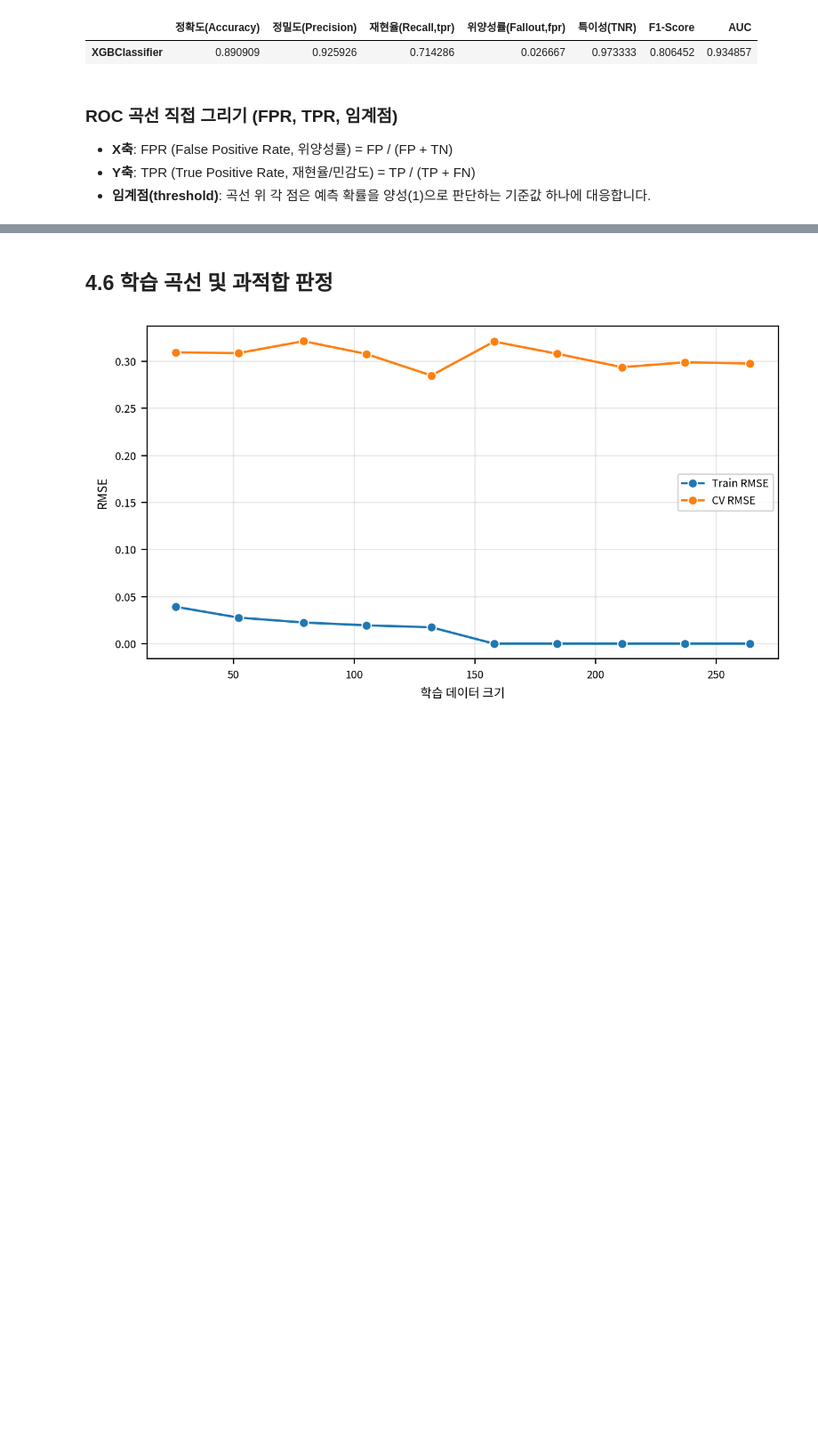
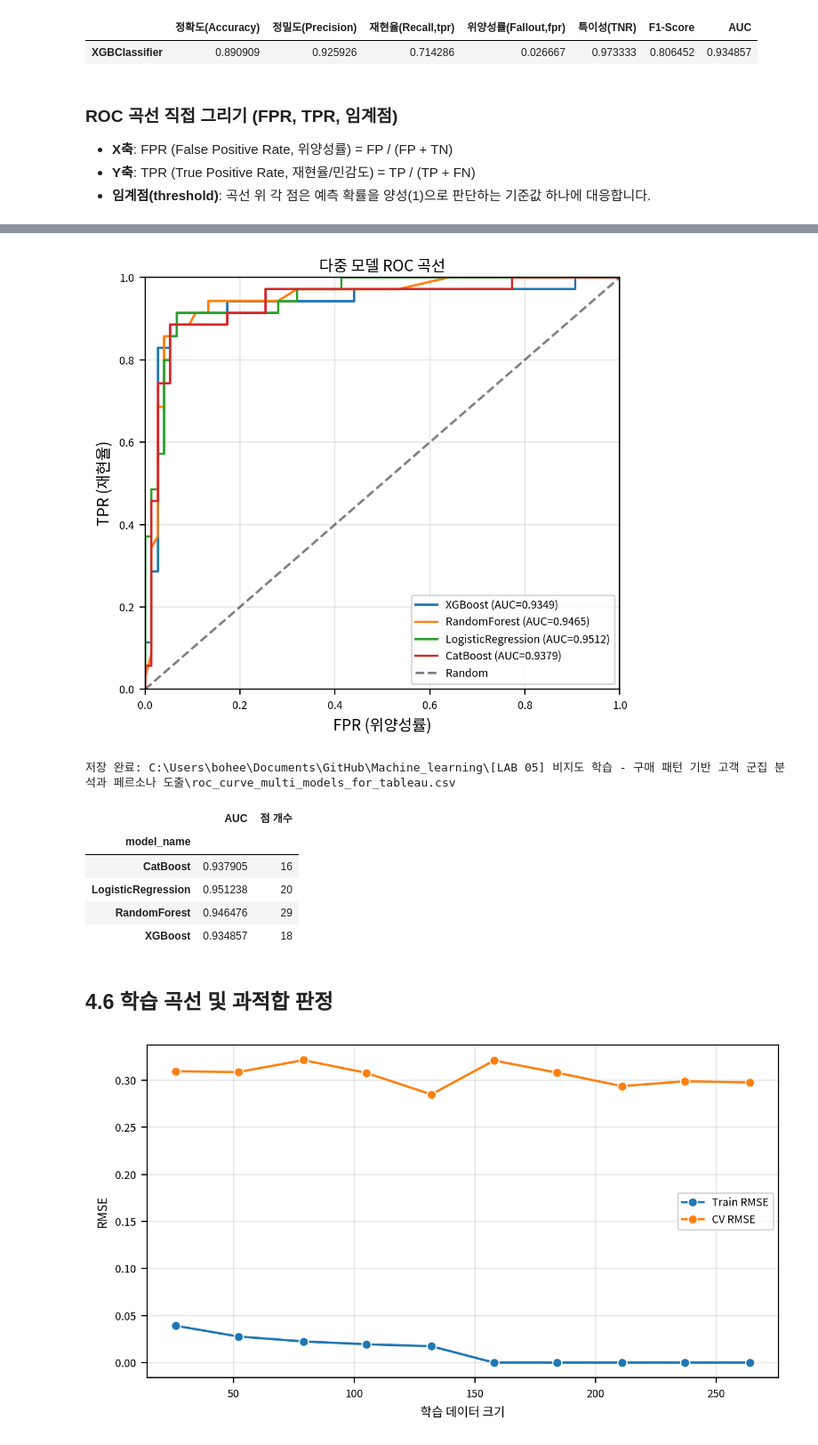
Before and after one commit to BoheeJeong/Machine_learning, a Jupyter notebook: [LAB 05] 비지도 학습 - 구매 패턴 기반 고객 군집 분석과 페르소나 도출/01-1-XGBoost_Channel_분류.ipynb, the cells around one changed output, grey strips where cells are left out. Shown at 89% size. Saved outputs shown, nothing was run; the diff lists cells and outputs as text; code cells hidden in the pictures; blank space fills up the shorter version.

```diff
--- a/[LAB 05] 비지도 학습 - 구매 패턴 기반 고객 군집 분석과 페르소나 도출/01-1-XGBoost_Channel_분류.ipynb
+++ b/[LAB 05] 비지도 학습 - 구매 패턴 기반 고객 군집 분석과 페르소나 도출/01-1-XGBoost_Channel_분류.ipynb
@@ -292,3 +286,67 @@ CSV 연결 후 **선(Line) 차트**로 만들고, **열(Columns)**에 `FPR`, **
+# %%
+# 1) RandomForest, LogisticRegression, CatBoost 학습 (동일 데이터)
+rf_clf = RandomForestClassifier(random_state=52)
+lr_clf = LogisticRegression(random_state=52, max_iter=500)
+cb_clf = CatBoostClassifier(random_state=52, verbose=0)
+rf_clf.fit(X_train, y_train)
+lr_clf.fit(X_train, y_train)
+cb_clf.fit(X_train, y_train)
+
+# 2) ROC 직접 그리기 + 태블로용 DataFrame 반환 함수
+def get_roc_df(estimator, X_test, y_test, model_name):
+    """모델별 FPR, TPR, threshold, AUC로 DataFrame 생성 (태블로 CSV용)."""
+    y_prob = estimator.predict_proba(X_test)[:, 1]
+    fpr, tpr, thresholds = roc_curve(y_test, y_prob)
+    auc_val = roc_auc_score(y_test, y_prob)
+    return DataFrame({
+        'order': np.arange(len(fpr)),
+        'FPR': fpr,
+        'TPR': tpr,
+        'threshold': thresholds,
+        'model_name': model_name,
+        'AUC': auc_val,
+    }), fpr, tpr, auc_val
+
+# 3) 4개 모델 ROC 한 번에 그리기 + 통합 DataFrame
+models_all = {
+    'XGBoost': clf,
+    'RandomForest': rf_clf,
+    'LogisticRegression': lr_clf,
+    'CatBoost': cb_clf,
+}
+
+fig, ax = plt.subplots(1, 1, figsize=(1000/my_dpi, 900/my_dpi), dpi=my_dpi)
+roc_dfs = []
+for name, est in models_all.items():
+    roc_df, fpr, tpr, auc_val = get_roc_df(est, X_test, y_test, name)
+    roc_dfs.append(roc_df)
+    ax.plot(fpr, tpr, label=f'{name} (AUC={auc_val:.4f})')
+ax.plot([0, 1], [0, 1], 'k--', alpha=0.5, label='Random')
+ax.set_xlabel('FPR (위양성률)', fontsize=10)
+ax.set_ylabel('TPR (재현율)', fontsize=10)
+ax.set_title('다중 모델 ROC 곡선', fontsize=10, pad=4)
+ax.legend(loc='lower right')
+ax.grid(True, alpha=0.3)
+ax.set_xlim(0, 1)
+ax.set_ylim(0, 1)
+plt.tight_layout()
+plt.show()
+
+# 4) 태블로용 통합 CSV 저장
+roc_all_df = pd.concat(roc_dfs, ignore_index=True)
+csv_path_multi = LAB05_DIR / 'roc_curve_multi_models_for_tableau.csv'
+roc_all_df.to_csv(csv_path_multi, index=False, encoding='utf-8-sig')
+print(f'저장 완료: {csv_path_multi}')
+display(roc_all_df.groupby('model_name').agg({'AUC': 'first', 'order': 'count'}).rename(columns={'order': '점 개수'}))
+# %% [output]
+[figure, added]
+저장 완료: C:\Users\bohee\Documents\GitHub\Machine_learning\[LAB 05] 비지도 학습 - 구매 패턴 기반 고객 군집 분석과 페르소나 도출\roc_curve_multi_models_for_tableau.csv
+|  | AUC | 점 개수 |
+| model_name |  |  |
+| CatBoost | 0.937905 | 16 |
+| LogisticRegression | 0.951238 | 20 |
+| RandomForest | 0.946476 | 29 |
+| XGBoost | 0.934857 | 18 |
 # %% [markdown]
 ## 4.6 학습 곡선 및 과적합 판정
 # %%
```
Also changed, not shown: parts of 9 cells of this notebook, 23 other files.
